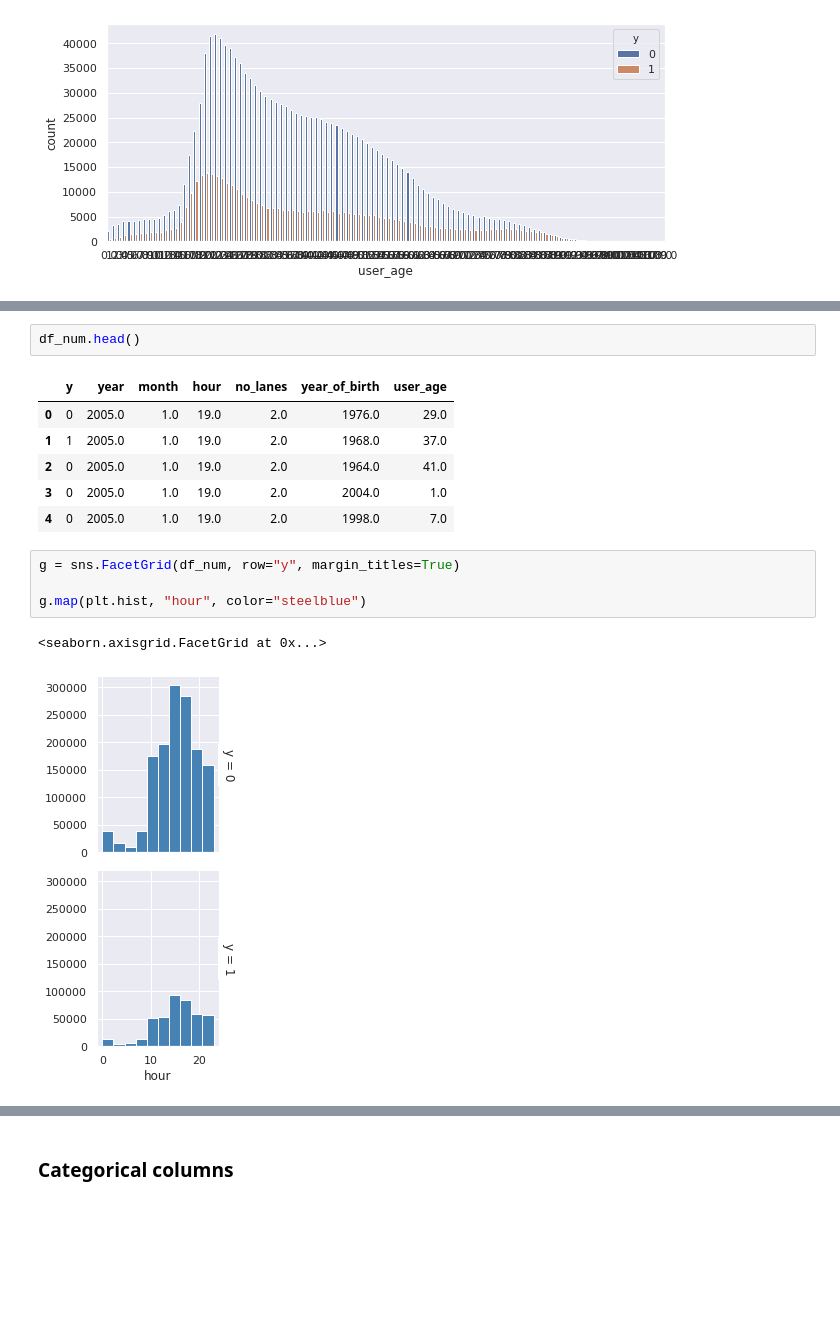
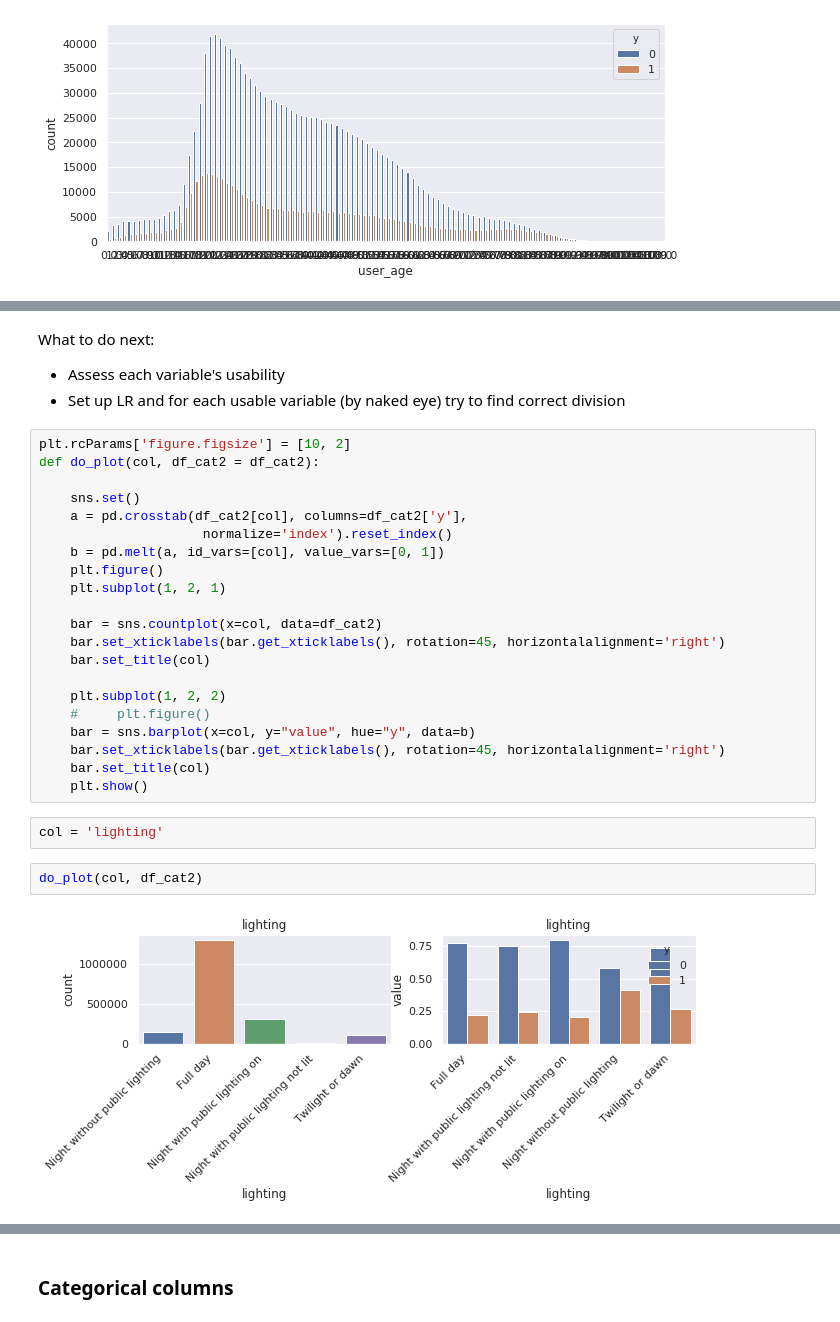
Before and after one commit to kmatusz/accidents, a Jupyter notebook: Feature_generation.ipynb, the cells around one changed output, grey strips where cells are left out. Cells and saved outputs as stored; diff of their text form; blank space fills up the shorter version.

Commit message:
feature generation - barplots, numeric vars

```diff
--- a/Feature_generation.ipynb
+++ b/Feature_generation.ipynb
@@ -288,16 +237,32 @@ df_num
-# %%
-df_num.head()
-# %% [output]
-|  | y | year | month | hour | no_lanes | year_of_birth | user_age |
-| 0 | 0 | 2005.0 | 1.0 | 19.0 | 2.0 | 1976.0 | 29.0 |
-| 1 | 1 | 2005.0 | 1.0 | 19.0 | 2.0 | 1968.0 | 37.0 |
-| 2 | 0 | 2005.0 | 1.0 | 19.0 | 2.0 | 1964.0 | 41.0 |
-| 3 | 0 | 2005.0 | 1.0 | 19.0 | 2.0 | 2004.0 | 1.0 |
-| 4 | 0 | 2005.0 | 1.0 | 19.0 | 2.0 | 1998.0 | 7.0 |
-# %%
-g = sns.FacetGrid(df_num, row="y", margin_titles=True)
-
-g.map(plt.hist, "hour", color="steelblue")
-# %% [output]
-<seaborn.axisgrid.FacetGrid at 0x...>
-[figure, removed]
+# %% [markdown]
+What to do next:
+
+- Assess each variable's usability
+- Set up LR and for each usable variable (by naked eye) try to find correct division
+# %%
+plt.rcParams['figure.figsize'] = [10, 2]
+def do_plot(col, df_cat2 = df_cat2):
+
+    sns.set()
+    a = pd.crosstab(df_cat2[col], columns=df_cat2['y'],
+                     normalize='index').reset_index()
+    b = pd.melt(a, id_vars=[col], value_vars=[0, 1])
+    plt.figure()
+    plt.subplot(1, 2, 1)
+
+    bar = sns.countplot(x=col, data=df_cat2)
+    bar.set_xticklabels(bar.get_xticklabels(), rotation=45, horizontalalignment='right')
+    bar.set_title(col)
+
+    plt.subplot(1, 2, 2)
+    #     plt.figure()
+    bar = sns.barplot(x=col, y="value", hue="y", data=b)
+    bar.set_xticklabels(bar.get_xticklabels(), rotation=45, horizontalalignment='right')
+    bar.set_title(col)
+    plt.show()
+# %%
+col = 'lighting'
+# %%
+do_plot(col, df_cat2)
+# %% [output]
+[figure, added]
```
Also changed, not shown: parts of 18 cells of this notebook, 1 other file.
